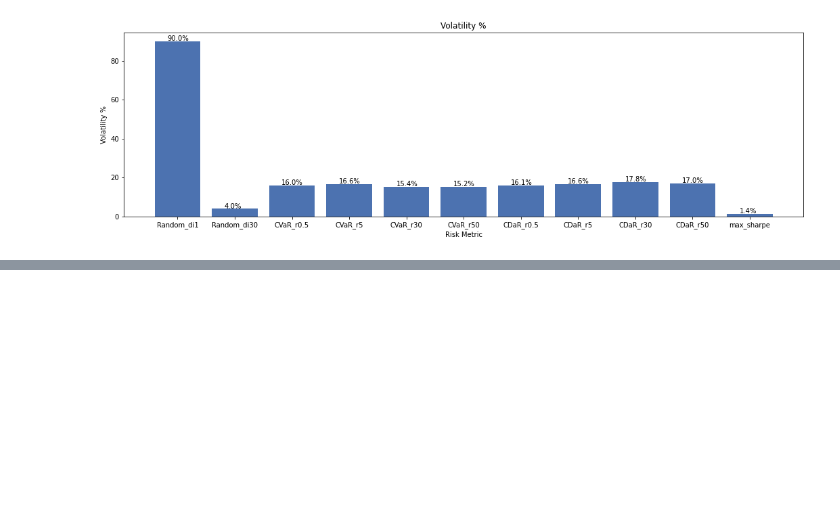
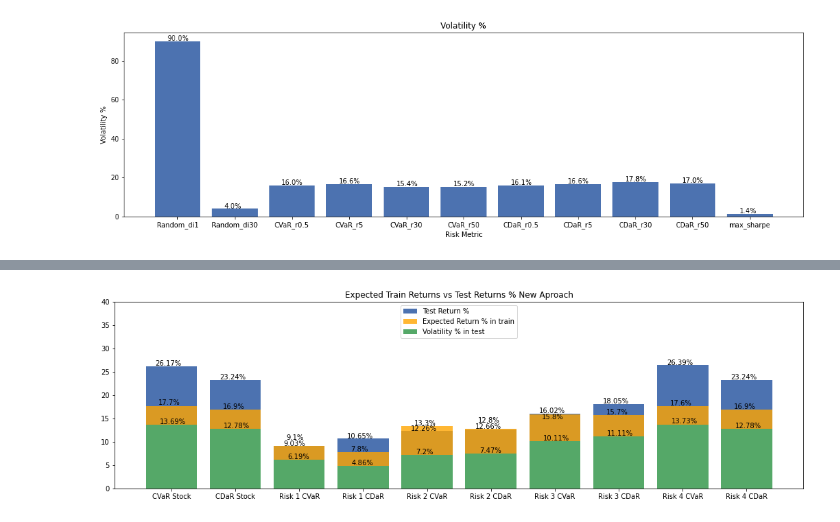
Before and after one commit to DavimenUC3M/IronIA-RoboAdvisor, a Jupyter notebook: notebooks/Test results.ipynb, the cells around one changed output, grey strips where cells are left out. Saved outputs shown, nothing was run; the diff lists cells and outputs as text; code cells hidden in the pictures; blank space fills up the shorter version.

Commit message:
Added Figures, Tables and New Results

```diff
--- a/notebooks/Test results.ipynb
+++ b/notebooks/Test results.ipynb
@@ -68,7 +68,7 @@ test = pd.read_csv("data/prices_test.csv")
 test.set_index("Unnamed: 0",inplace=True)
 test.index.name= 'date'
 
-with open('data/different_funds_10.pkl', 'rb') as f: #Cleaning duplicated name funds
+with open('data/different_funds_7.pkl', 'rb') as f: #Cleaning duplicated name funds
     DifferentNameFunds = pickle.load(f)
 
 train = train[DifferentNameFunds]
@@ -384,0 +387,4 @@ Text(0, 0.5, 'Volatility %')
+# %%
+final_results_df = pd.read_csv("data/Final Approach Results.csv")
+
+final_results_df['Volatility %'] = pd.to_numeric(final_results_df['Volatility %'])
@@ -384,0 +405,35 @@ Text(0, 0.5, 'Volatility %')
+# %%
+labels = final_results_df["Method"].values
+expected_return = final_results_df["Expected annual return %"].values
+for i,j in enumerate(expected_return):
+    expected_return[i] = float(j)
+
+test_return = final_results_df["Test return %"].values
+
+plt.bar(labels,test_return,label="Test Return %")
+
+for index, value in enumerate(test_return):
+    plt.text(index-0.25, value+0.15, str(value)+"%")
+
+plt.bar(labels,expected_return,label="Expected Return % in train",color="orange",alpha=0.8)
+
+for index, value in enumerate(expected_return):
+    if index in [2,5]:
+        plt.text(index-0.2, value+1.3, str(value)+"%")
+    elif index == 6:
+        plt.text(index-0.2, value-0.9, str(value)+"%")
+    else:
+        plt.text(index-0.2, value+0.2, str(value)+"%")
+
+
+plt.bar(labels,final_results_df["Volatility %"],label="Volatility % in test")
+
+for index, value in enumerate(final_results_df["Volatility %"]):
+    plt.text(index-0.18, value+0.2, str(value)+"%")
+
+plt.title("Expected Train Returns vs Test Returns % New Aproach")
+plt.legend(loc='upper center')
+plt.ylim(0, 40)
+pass
+# %% [output]
+[figure, added]
```
Also changed, not shown: parts of 11 cells of this notebook, 43 other files.
